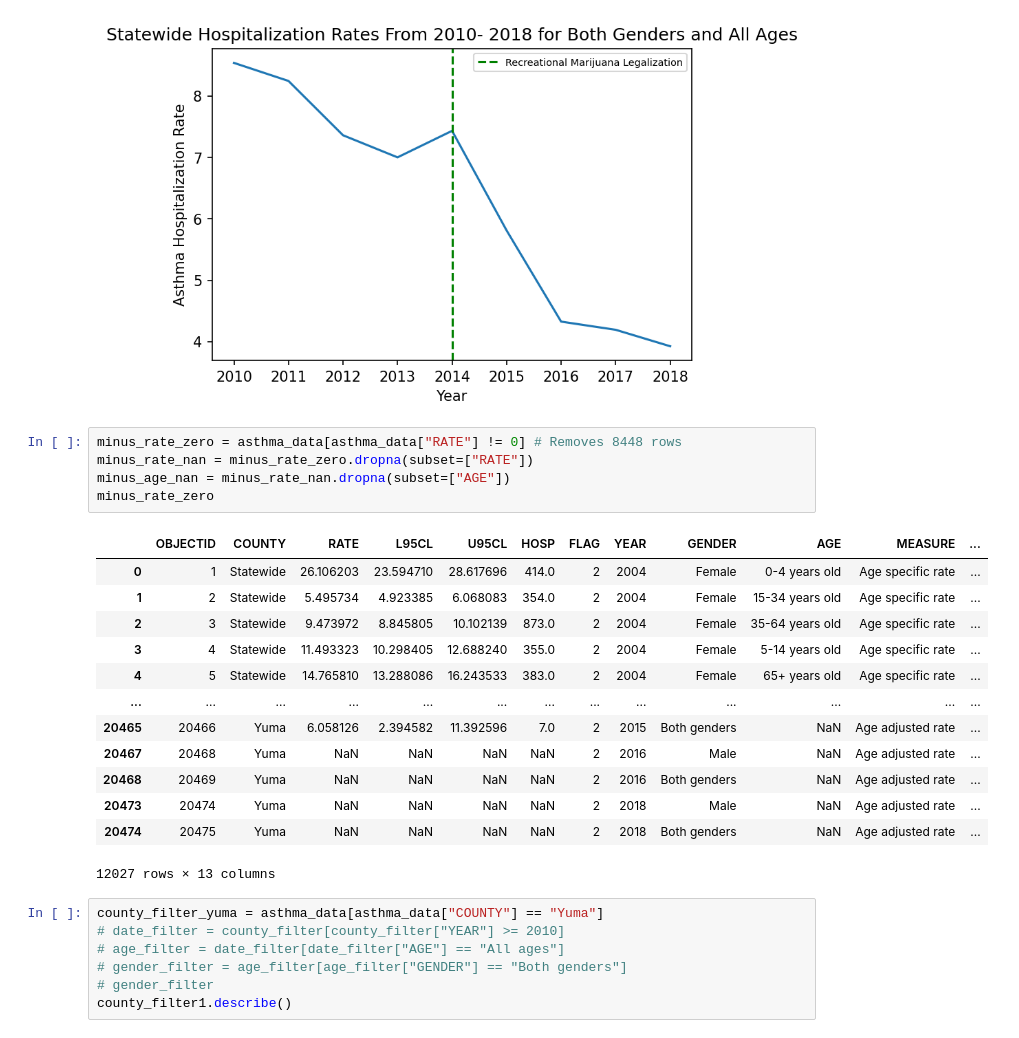
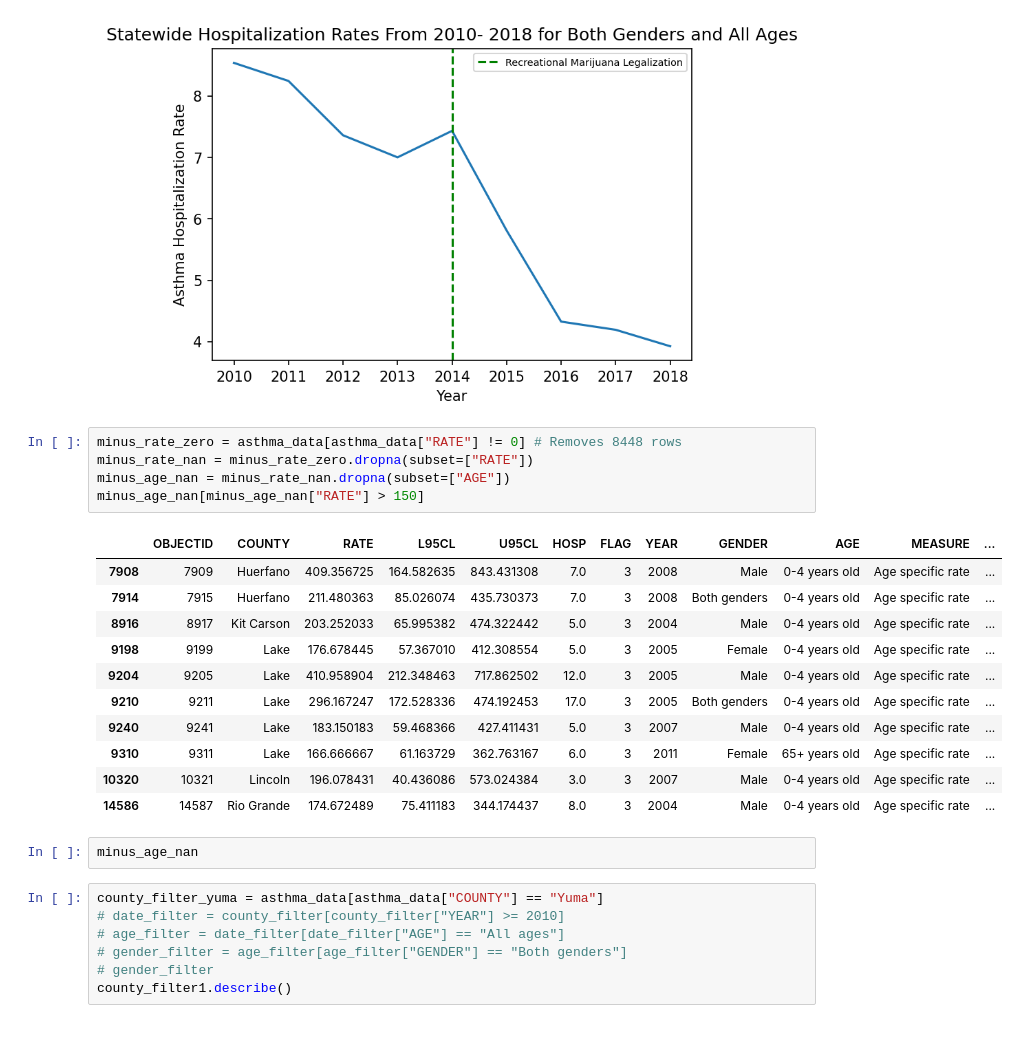
Before and after one commit to jtyrrell86/Capstone-1, a Jupyter notebook: notebooks/data_exploration.ipynb, the cells around one changed output. Cells and saved outputs as stored; diff of their text form.

```diff
--- a/notebooks/data_exploration.ipynb
+++ b/notebooks/data_exploration.ipynb
@@ -82,22 +82,22 @@ plt.show()
 # %%
 minus_rate_zero = asthma_data[asthma_data["RATE"] != 0] # Removes 8448 rows
 minus_rate_nan = minus_rate_zero.dropna(subset=["RATE"])
 minus_age_nan = minus_rate_nan.dropna(subset=["AGE"])
-minus_rate_zero
+minus_age_nan[minus_age_nan["RATE"] > 150]
 # %% [output]
 |  | OBJECTID | COUNTY | RATE | L95CL | U95CL | HOSP | FLAG | YEAR | GENDER | AGE | MEASURE | ... |
-| 0 | 1 | Statewide | 26.106203 | 23.594710 | 28.617696 | 414.0 | 2 | 2004 | Female | 0-4 years old | Age specific rate | ... |
-| 1 | 2 | Statewide | 5.495734 | 4.923385 | 6.068083 | 354.0 | 2 | 2004 | Female | 15-34 years old | Age specific rate | ... |
-| 2 | 3 | Statewide | 9.473972 | 8.845805 | 10.102139 | 873.0 | 2 | 2004 | Female | 35-64 years old | Age specific rate | ... |
-| 3 | 4 | Statewide | 11.493323 | 10.298405 | 12.688240 | 355.0 | 2 | 2004 | Female | 5-14 years old | Age specific rate | ... |
-| 4 | 5 | Statewide | 14.765810 | 13.288086 | 16.243533 | 383.0 | 2 | 2004 | Female | 65+ years old | Age specific rate | ... |
-| ... | ... | ... | ... | ... | ... | ... | ... | ... | ... | ... | ... | ... |
-| 20465 | 20466 | Yuma | 6.058126 | 2.394582 | 11.392596 | 7.0 | 2 | 2015 | Both genders | NaN | Age adjusted rate | ... |
-| 20467 | 20468 | Yuma | NaN | NaN | NaN | NaN | 2 | 2016 | Male | NaN | Age adjusted rate | ... |
-| 20468 | 20469 | Yuma | NaN | NaN | NaN | NaN | 2 | 2016 | Both genders | NaN | Age adjusted rate | ... |
-| 20473 | 20474 | Yuma | NaN | NaN | NaN | NaN | 2 | 2018 | Male | NaN | Age adjusted rate | ... |
-| 20474 | 20475 | Yuma | NaN | NaN | NaN | NaN | 2 | 2018 | Both genders | NaN | Age adjusted rate | ... |
+| 7908 | 7909 | Huerfano | 409.356725 | 164.582635 | 843.431308 | 7.0 | 3 | 2008 | Male | 0-4 years old | Age specific rate | ... |
+| 7914 | 7915 | Huerfano | 211.480363 | 85.026074 | 435.730373 | 7.0 | 3 | 2008 | Both genders | 0-4 years old | Age specific rate | ... |
+| 8916 | 8917 | Kit Carson | 203.252033 | 65.995382 | 474.322442 | 5.0 | 3 | 2004 | Male | 0-4 years old | Age specific rate | ... |
+| 9198 | 9199 | Lake | 176.678445 | 57.367010 | 412.308554 | 5.0 | 3 | 2005 | Female | 0-4 years old | Age specific rate | ... |
+| 9204 | 9205 | Lake | 410.958904 | 212.348463 | 717.862502 | 12.0 | 3 | 2005 | Male | 0-4 years old | Age specific rate | ... |
+| 9210 | 9211 | Lake | 296.167247 | 172.528336 | 474.192453 | 17.0 | 3 | 2005 | Both genders | 0-4 years old | Age specific rate | ... |
+| 9240 | 9241 | Lake | 183.150183 | 59.468366 | 427.411431 | 5.0 | 3 | 2007 | Male | 0-4 years old | Age specific rate | ... |
+| 9310 | 9311 | Lake | 166.666667 | 61.163729 | 362.763167 | 6.0 | 3 | 2011 | Female | 65+ years old | Age specific rate | ... |
+| 10320 | 10321 | Lincoln | 196.078431 | 40.436086 | 573.024384 | 3.0 | 3 | 2007 | Male | 0-4 years old | Age specific rate | ... |
+| 14586 | 14587 | Rio Grande | 174.672489 | 75.411183 | 344.174437 | 8.0 | 3 | 2004 | Male | 0-4 years old | Age specific rate | ... |
-12027 rows × 13 columns
+# %%
+minus_age_nan
 # %%
 county_filter_yuma = asthma_data[asthma_data["COUNTY"] == "Yuma"]
 # date_filter = county_filter[county_filter["YEAR"] >= 2010]
```
Also changed, not shown: 5 other files.
